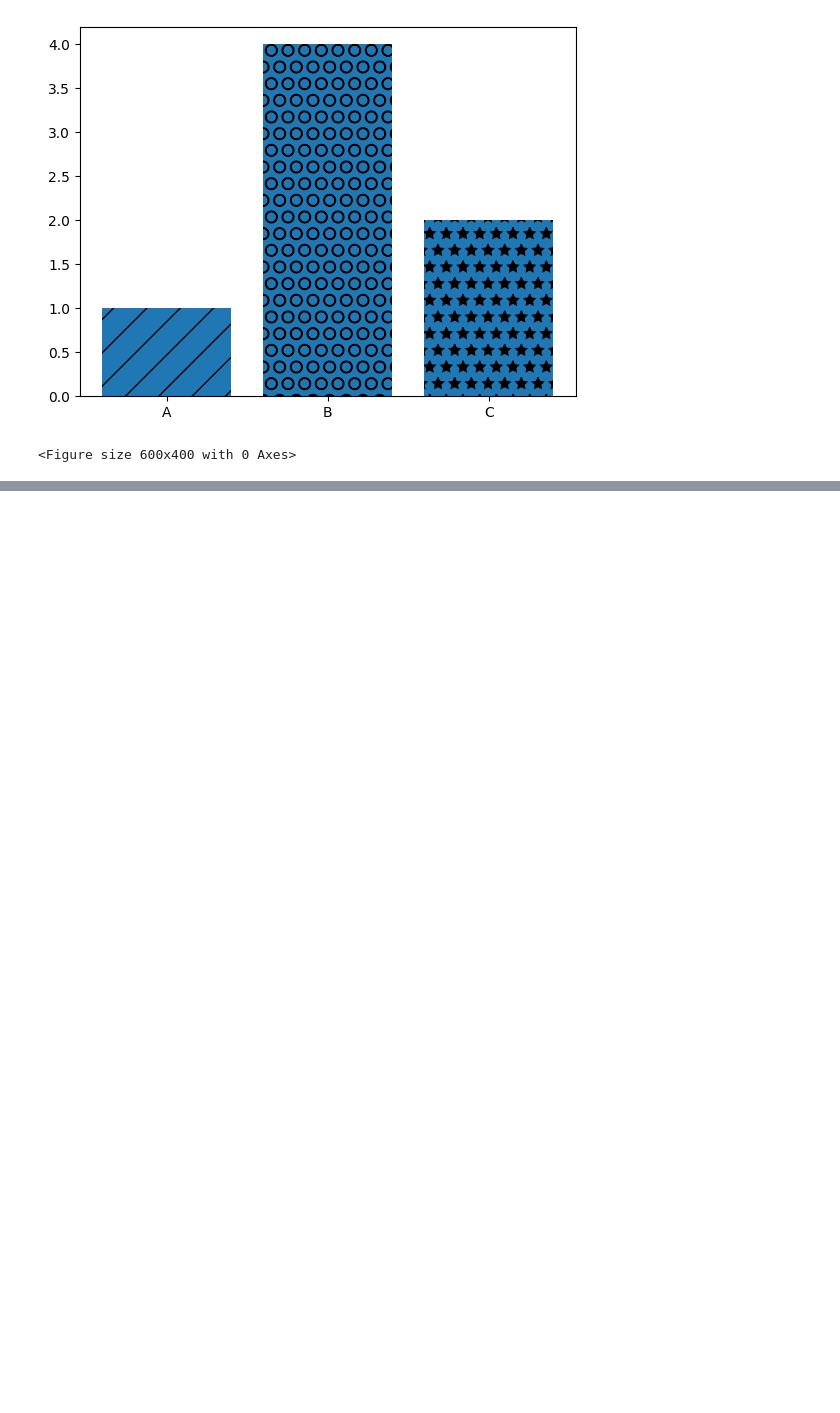
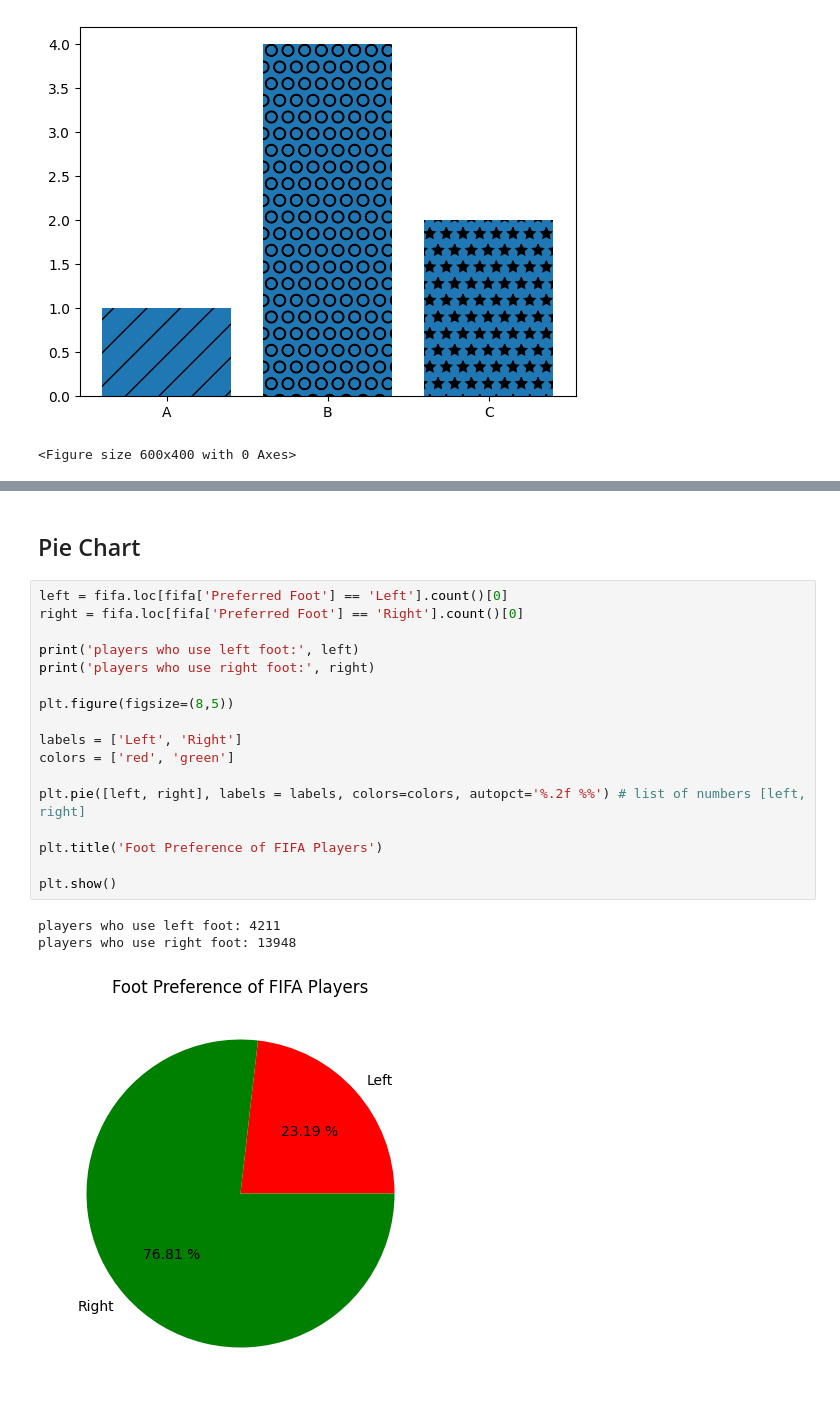
Before and after one commit to flan02/matplotlib-py, a Jupyter notebook: course-a/main.ipynb, the cells around one changed output, grey strips where cells are left out. Saved outputs shown, nothing was run; the diff lists cells and outputs as text; blank space fills up the shorter version.

```diff
--- a/course-a/main.ipynb
+++ b/course-a/main.ipynb
@@ -81,0 +197,23 @@ plt.show()
+# %% [markdown]
+## Pie Chart
+# %%
+left = fifa.loc[fifa['Preferred Foot'] == 'Left'].count()[0]
+right = fifa.loc[fifa['Preferred Foot'] == 'Right'].count()[0]
+
+print('players who use left foot:', left)
+print('players who use right foot:', right)
+
+plt.figure(figsize=(8,5))
+
+labels = ['Left', 'Right']
+colors = ['red', 'green']
+
+plt.pie([left, right], labels = labels, colors=colors, autopct='%.2f %%') # list of numbers [left, right]
+
+plt.title('Foot Preference of FIFA Players')
+
+plt.show()
+# %% [output]
+players who use left foot: 4211
+players who use right foot: 13948
+[figure, added]
```
Also changed, not shown: parts of 13 cells of this notebook, 7 other files.
